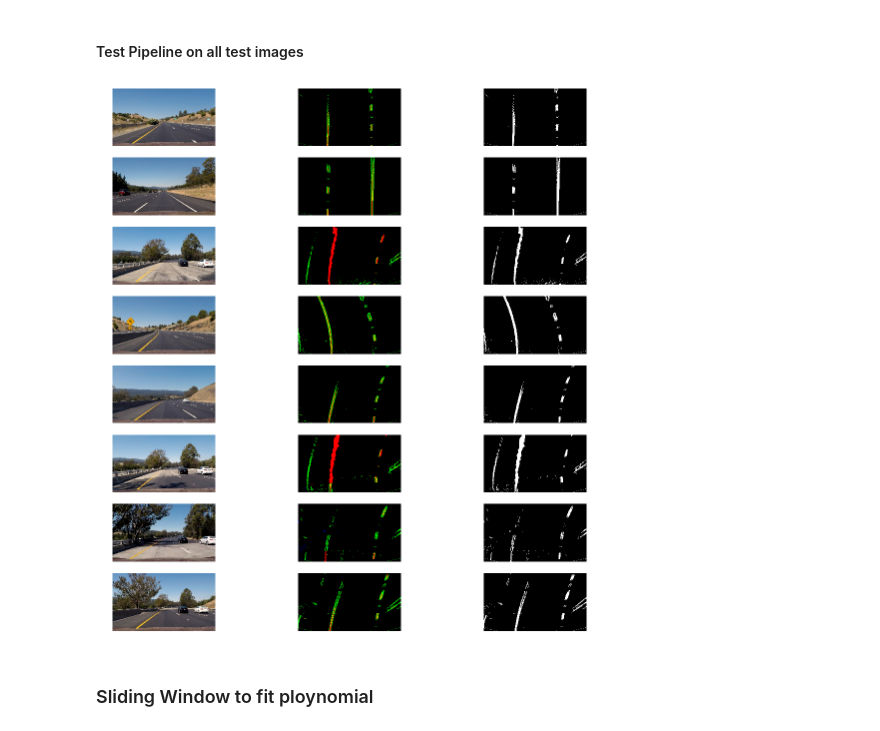
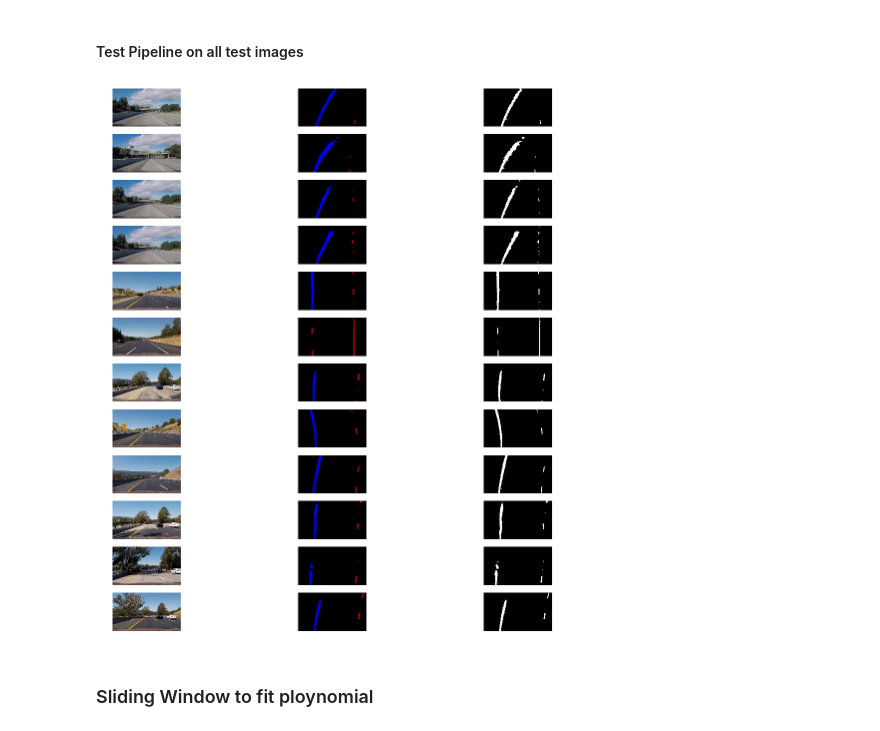
Before and after one commit to psharm8/CarND-Advanced-Lane-Lines, a Jupyter notebook: project.ipynb, the cells around one changed output. Saved outputs shown, nothing was run; the diff lists cells and outputs as text; code cells hidden in the pictures.

```diff
--- a/project.ipynb
+++ b/project.ipynb
@@ -110,9 +111,18 @@ The effect of undistortion is evendent at the hood of the car.
 The following function applies a transform to change to birds-eye view
 # %%
 # src and dst points for transform
-# arrived at these points by examining the staright lines test images.
-src = np.float32([[247, 680], [1060, 680], [689, 450], [590, 450]])
-dst = np.float32([[350, 719], [929, 719], [929, 0], [350, 0]])
+# arrived at these points by examining the straight lines test images.
+# src = np.float32([[247, 680], [1060, 680], [689, 450], [590, 450]])
+# dst = np.float32([[257, 719], [1050, 719], [1050, -100], [257, -100]])
+
+src = np.float32([(575,464),
+                  (711,464),
+                  (1049,682),
+                  (258,682)])
+dst = np.float32([(258,0),
+                  (1049,0),
+                  (1049,720),
+                  (258,720)])
 
 # the transform matrix
 M = cv2.getPerspectiveTransform(src, dst)
@@ -125,11 +135,20 @@ def unwarp(img, M):
     warped = cv2.warpPerspective(img, M, img_size, flags=cv2.INTER_LINEAR)
     return warped
 
-# function to perform the undistort as well as unwarp
+# function to perform the un-distort as well as un-warp
 def rectify(img, mtx, dist, M):
     undist = cv2.undistort(img, mtx, dist, None, mtx)
     warped = unwarp(undist, M)
     return warped
+
+def equalize_hist(img):
+    ycrcb = cv2.cvtColor(img, cv2.COLOR_RGB2YCrCb)
+    y, cr, cb = cv2.split(ycrcb)
+    y_eq = cv2.equalizeHist(y)
+    result = cv2.merge((y_eq, cr, cb))
+    result = cv2.cvtColor(result, cv2.COLOR_YCR_CB2RGB)
+
+    return result
 # %% [markdown]
 #### Test the rectify function on a test image
 # %%
@@ -137,9 +156,9 @@ from matplotlib.path import Path
 import matplotlib.patches as patches
 
 # Test rectify on sample image
-test_img = cv2.imread('./test_images/test3.jpg')
+test_img = cv2.imread('./test_images/straight_lines2.jpg')
 test_img = cv2.cvtColor(test_img, cv2.COLOR_BGR2RGB)
-
+# test_img = equalize_hist(test_img)
 rectified = rectify(test_img, mtx, dist, M)
 
 codes = [Path.MOVETO,
@@ -210,27 +228,40 @@ def pipeline(img, mtx, dist, M, s_thresh=(230, 250), v_thresh=(225, 255), sx_thr
+# %%
+def pipeline(img, mtx, dist, M, v_thresh=(225, 255), sx_thresh=(40, 255), s_thresh=(230, 250)):
+    rectified = rectify(img, mtx, dist, M)
+#     rectified = equalize_hist(rectified)
+    l_bin = HLS_L(rectified)
+    b_bin = LAB_B(rectified)
+    sx_bin = sobel_gradient(rectified)
+
+    # Stack each channel
+    combined_binary = np.uint8(np.zeros_like(l_bin))
+    combined_binary[(l_bin == 1) | (b_bin == 1)] = 1
+    color_binary = np.uint8(np.dstack((l_bin, np.zeros_like(sx_bin), b_bin))* 255)
+    return color_binary, combined_binary
 # %% [markdown]
 #### Test Pipeline on all test images
 # %%
 images = glob.glob('./test_images/*.jpg')
 
 fig, axs = plt.subplots(len(images),3, figsize=(20, 20))
 fig.subplots_adjust(hspace = .2, wspace=.001)
 axs = axs.ravel()
 
 for i, fname in enumerate(images):
     ax_i = i*3
     img = cv2.imread(fname)
     img = cv2.cvtColor(img, cv2.COLOR_BGR2RGB)
-    color_binary, combined_binary = pipeline(img, mtx, dist, M, s_thresh=(230, 250), v_thresh=(225, 255), sx_thresh=(25, 255))
+    color_binary, combined_binary = pipeline(img, mtx, dist, M)
     axs[ax_i].imshow(img)
     axs[ax_i].axis('off')
 
     axs[ax_i+1].imshow(color_binary)
     axs[ax_i+1].axis('off')
 
     axs[ax_i+2].imshow(combined_binary, cmap='gray')
     axs[ax_i+2].axis('off')
 # %% [output]
-[figure, old version]
+[figure, new version]
 # %% [markdown]
 ### Sliding Window to fit ploynomial
 # %%
```
Also changed, not shown: parts of 26 cells of this notebook, 15 other files.
